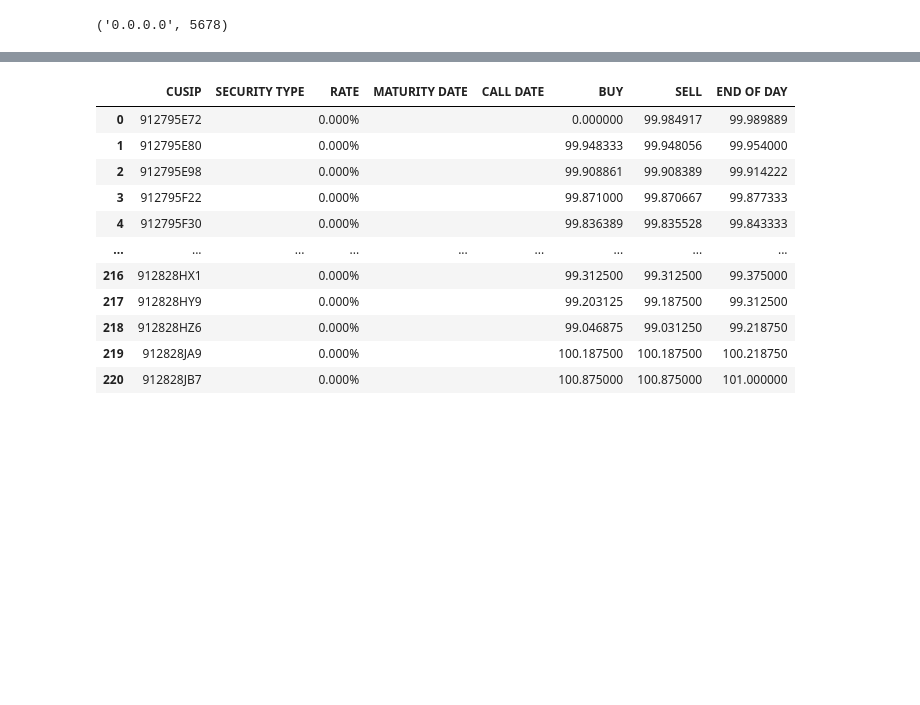
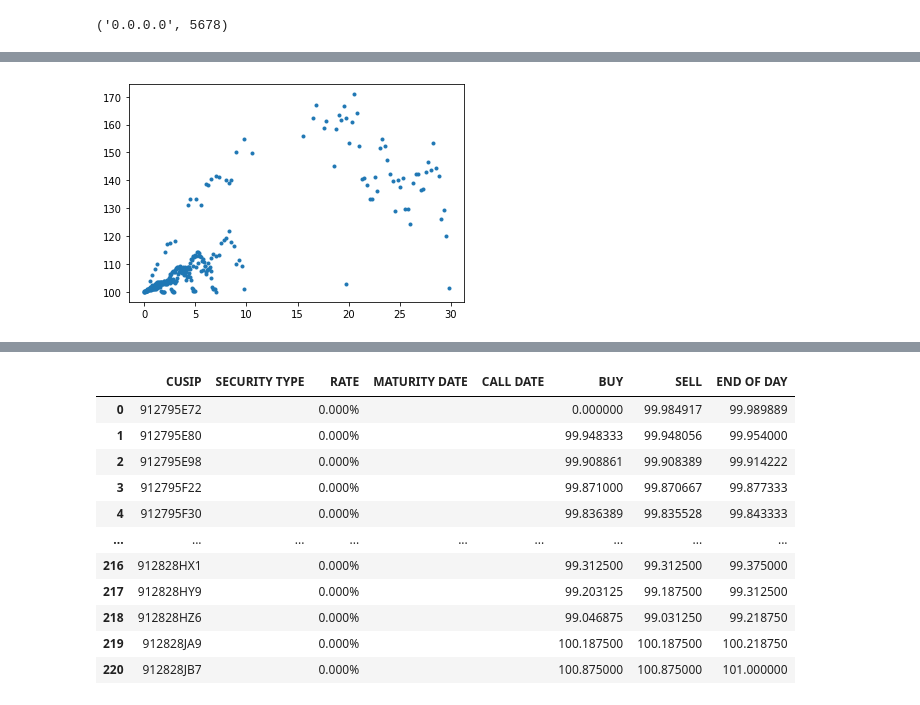
Before and after one commit to xyise/ust, a Jupyter notebook: np_us_treasury.ipynb, the cells around one changed output, grey strips where cells are left out. Cells and saved outputs as stored; diff of their text form; code cells hidden in the pictures; blank space fills up the shorter version.

```diff
--- a/np_us_treasury.ipynb
+++ b/np_us_treasury.ipynb
@@ -25,9 +25,3 @@ from db_manager_UST import *
 date_range = pd.date_range(start='2020/08/06', end='2020/08/16', freq='D')
 # %%
 dn = db_manager_UST()
-# %%
-#ptvsd.wait_for_attach()
-#breakpoint()
-
-for dt in date_range:
-    dn.update(dt)
@@ -49,0 +28,12 @@ for dt in date_range:
+# %%
+df = dn.retrieve_as_of(datetime.datetime(2020,8,6))
+# %%
+df_p = df[df['type'].isin(['Note', 'Bond'])]
+# %%
+ttm = (df_p['maturityDate'] - df_p['date']).dt.days / 365.0
+# %%
+plt.figure()
+plt.plot(ttm, df_p['endOfDay'], '.')
+plt.show()
+# %% [output]
+[figure, added]
```
Also changed, not shown: parts of 4 cells of this notebook, 4 other files.
